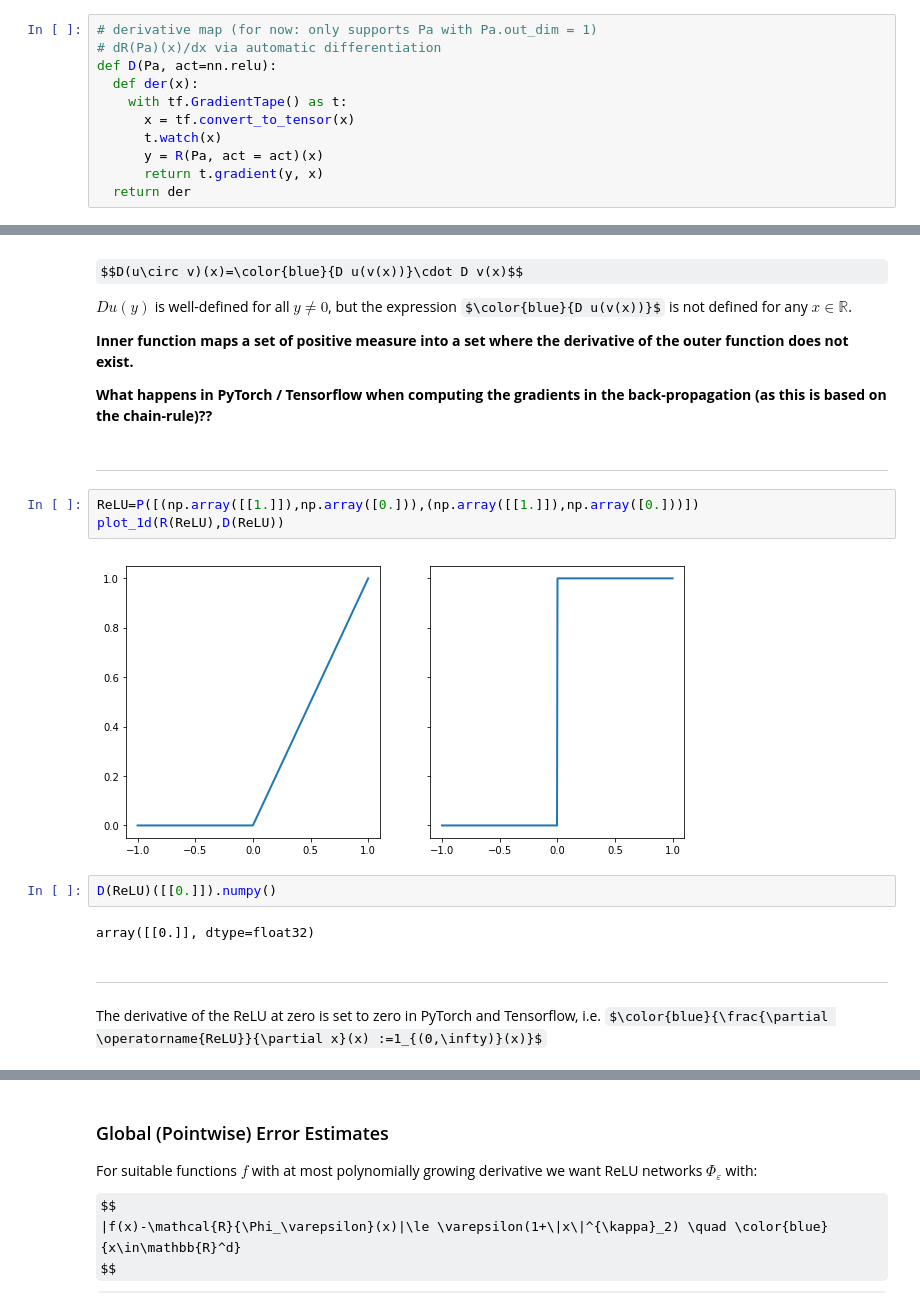
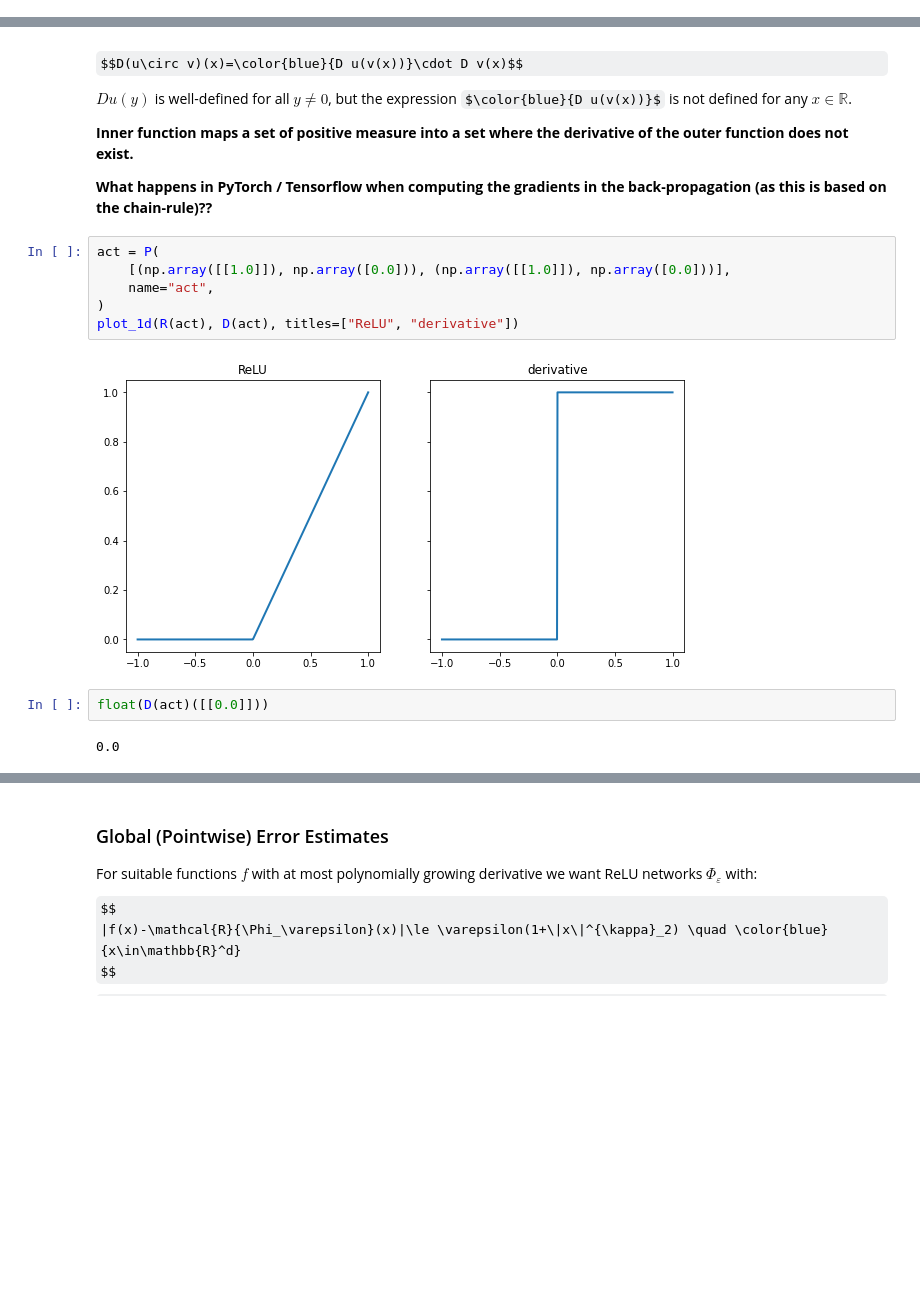
Before and after one commit to juliusberner/oberwolfach_workshop, a Jupyter notebook: NN_Approximation.ipynb, the cells around one changed output, grey strips where cells are left out. Drawn from its saved outputs; the diff is of its cells as text; some formulas as TeX source; blank space fills up the shorter version.

```diff
--- a/NN_Approximation.ipynb
+++ b/NN_Approximation.ipynb
@@ -289,11 +32,0 @@ Define the derivative (w.r.t. the input) $\mathcal{D}_\rho\Phi\colon\mathbb{R}^{
-# %%
-# derivative map (for now: only supports Pa with Pa.out_dim = 1)
-# dR(Pa)(x)/dx via automatic differentiation
-def D(Pa, act=nn.relu):
-  def der(x):
-    with tf.GradientTape() as t:
-      x = tf.convert_to_tensor(x)
-      t.watch(x)
-      y = R(Pa, act = act)(x)
-      return t.gradient(y, x)
-  return der
@@ -781,20 +479,16 @@ $D u(y)$ is well-defined for all $y\neq 0$, but the expression $\color{blue}{D u
 
 
 **What happens in PyTorch / Tensorflow when computing the gradients in the back-propagation (as this is based on the chain-rule)??**
-# %% [markdown]
-----
 # %%
-ReLU=P([(np.array([[1.]]),np.array([0.])),(np.array([[1.]]),np.array([0.]))])
-plot_1d(R(ReLU),D(ReLU))
+act = P(
+    [(np.array([[1.0]]), np.array([0.0])), (np.array([[1.0]]), np.array([0.0]))],
+    name="act",
+)
+plot_1d(R(act), D(act), titles=["ReLU", "derivative"])
 # %% [output]
-[figure, old version]
+[figure, new version]
-# %%
-D(ReLU)([[0.]]).numpy()
-# %% [output]
-array([[0.]], dtype=float32)
-# %% [markdown]
-----
-# %% [markdown]
-The derivative of the ReLU at zero is set to zero in PyTorch and Tensorflow, i.e.
-$\color{blue}{\frac{\partial \operatorname{ReLU}}{\partial x}(x) :=1_{(0,\infty)}(x)}$
+# %%
+float(D(act)([[0.0]]))
+# %% [output]
+0.0
 # %% [markdown]
```
Also changed, not shown: parts of 107 cells of this notebook, 8 other files.
